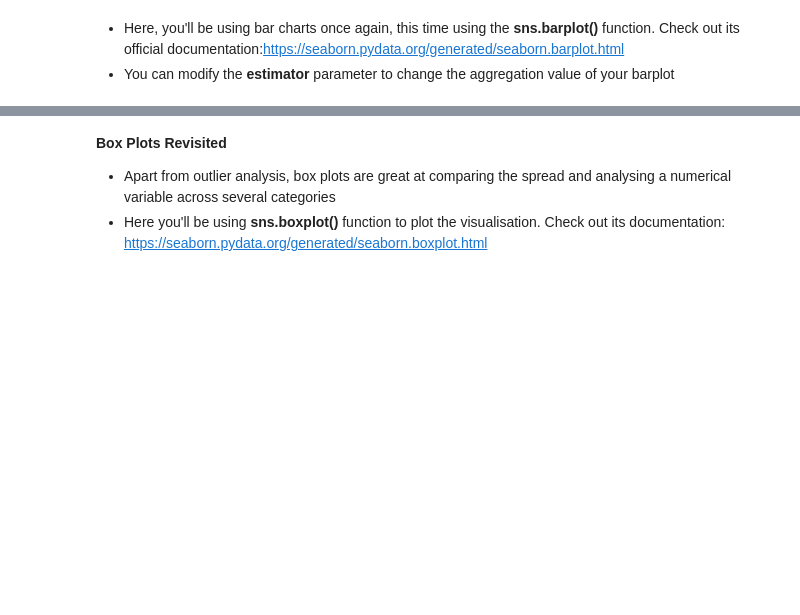
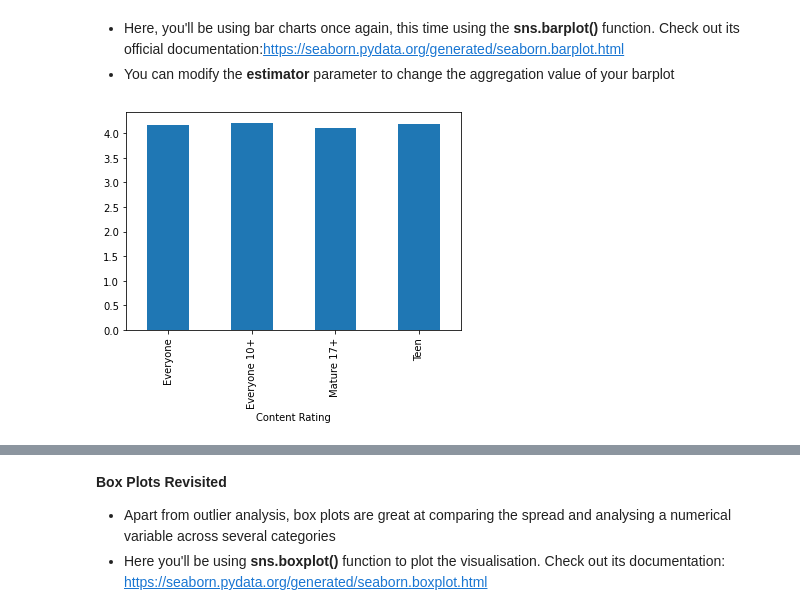
Before and after one commit to teerapat1739/multipurpose-jupyter-notebook, a Jupyter notebook: notebooks/Data Visualisation in Python - Case Study.ipynb, the cells around one changed output, grey strips where cells are left out. Cells and saved outputs as stored; diff of their text form; code cells hidden in the pictures; blank space fills up the shorter version.

Commit message:
Revisiting Bar Graphs and Box Plots

```diff
--- a/notebooks/Data Visualisation in Python - Case Study.ipynb
+++ b/notebooks/Data Visualisation in Python - Case Study.ipynb
@@ -741,5 +741,10 @@ plt.show()
 - You can modify the **estimator** parameter to change the aggregation value of your barplot
 # %%
 ##Plot a bar plot of Content Rating vs Average Rating
+inp1.groupby(['Content Rating'])['Rating'].mean()
+inp1.groupby(['Content Rating'])['Rating'].mean().plot.bar()
+plt.show()
+# %% [output]
+[figure, added]
 # %%
 ##Plot the bar plot again with Median Rating
```
Also changed, not shown: parts of 8 cells of this notebook.
